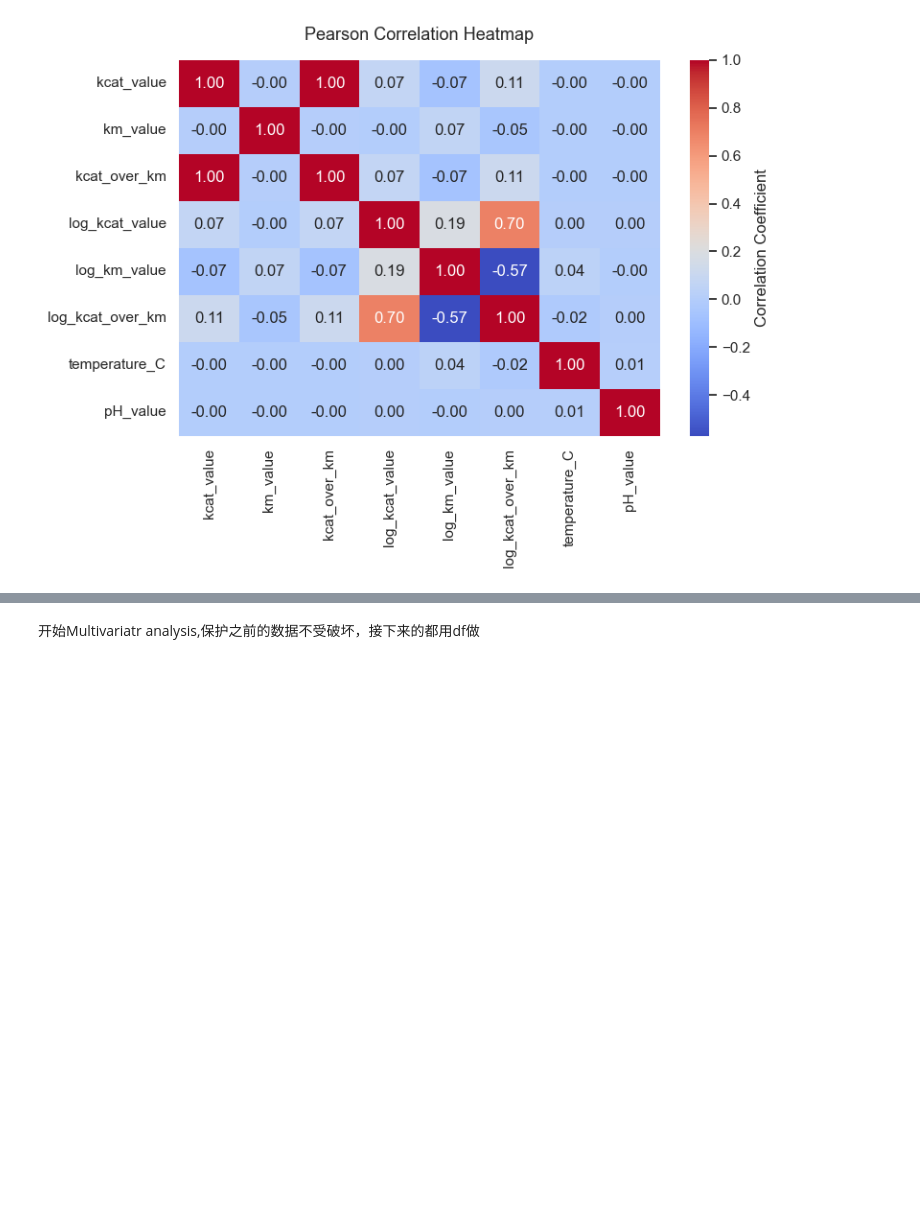
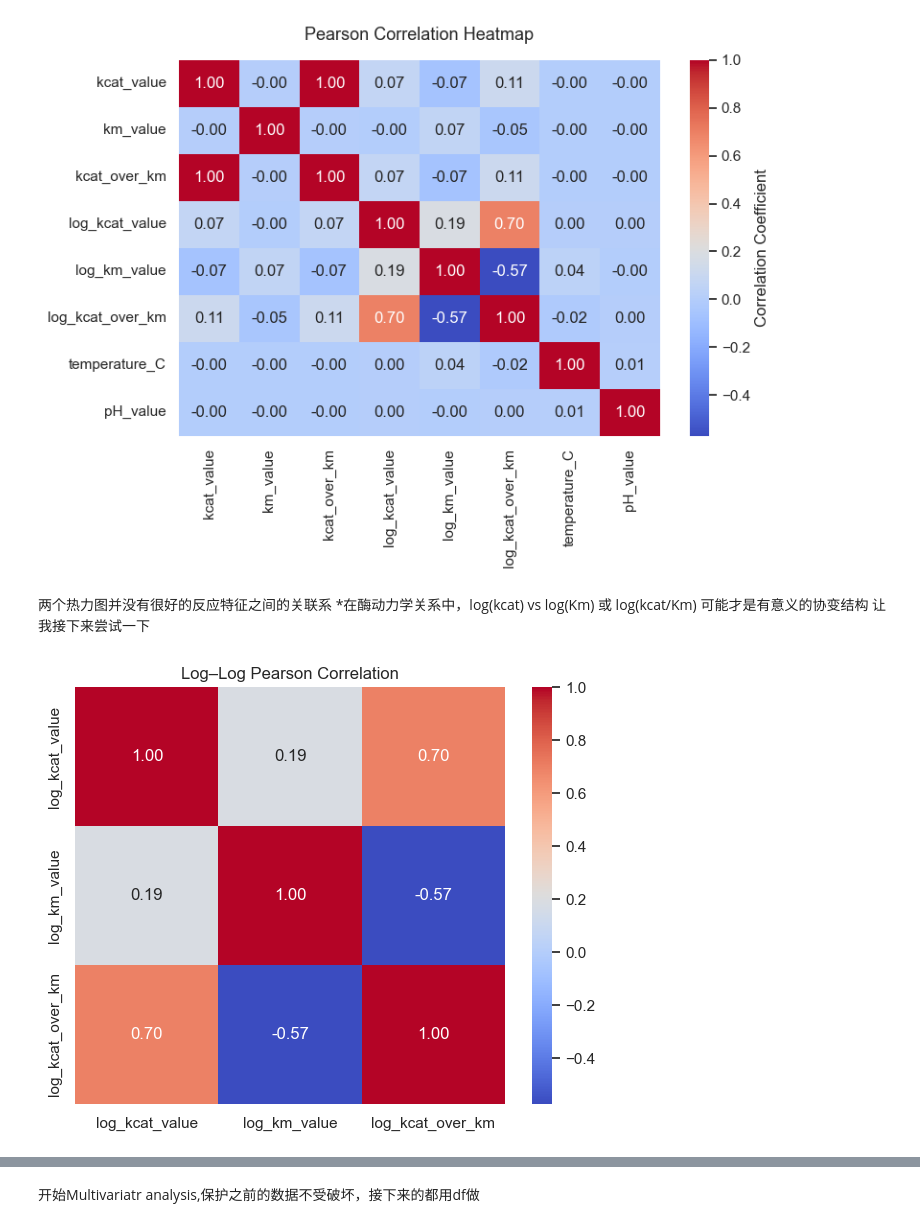
Before and after one commit to tinayang3024/CHE1147-Group-Project, a Jupyter notebook: notebooks/exploration.ipynb, the cells around one changed output, grey strips where cells are left out. Cells and saved outputs as stored; diff of their text form; code cells hidden in the pictures; blank space fills up the shorter version.

Commit message:
Log–Log Pearson Correlation

```diff
--- a/notebooks/exploration.ipynb
+++ b/notebooks/exploration.ipynb
@@ -1074,3 +1074,16 @@ plt.tight_layout()
 plt.show()
 # %% [output]
 [figure]
+# %% [markdown]
+两个热力图并没有很好的反应特征之间的关联系
+*在酶动力学关系中，log(kcat) vs log(Km) 或 log(kcat/Km) 可能才是有意义的协变结构
+让我接下来尝试一下
+# %%
+log_cols = ['log_kcat_value', 'log_km_value', 'log_kcat_over_km']
+plt.figure(figsize=(6,5))
+sns.heatmap(df[log_cols].corr(method='pearson'), annot=True, cmap='coolwarm', fmt=".2f")
+plt.title("Log–Log Pearson Correlation")
+plt.tight_layout()
+plt.show()
+# %% [output]
+[figure, added]
```
Also changed, not shown: parts of 1 cell of this notebook.
